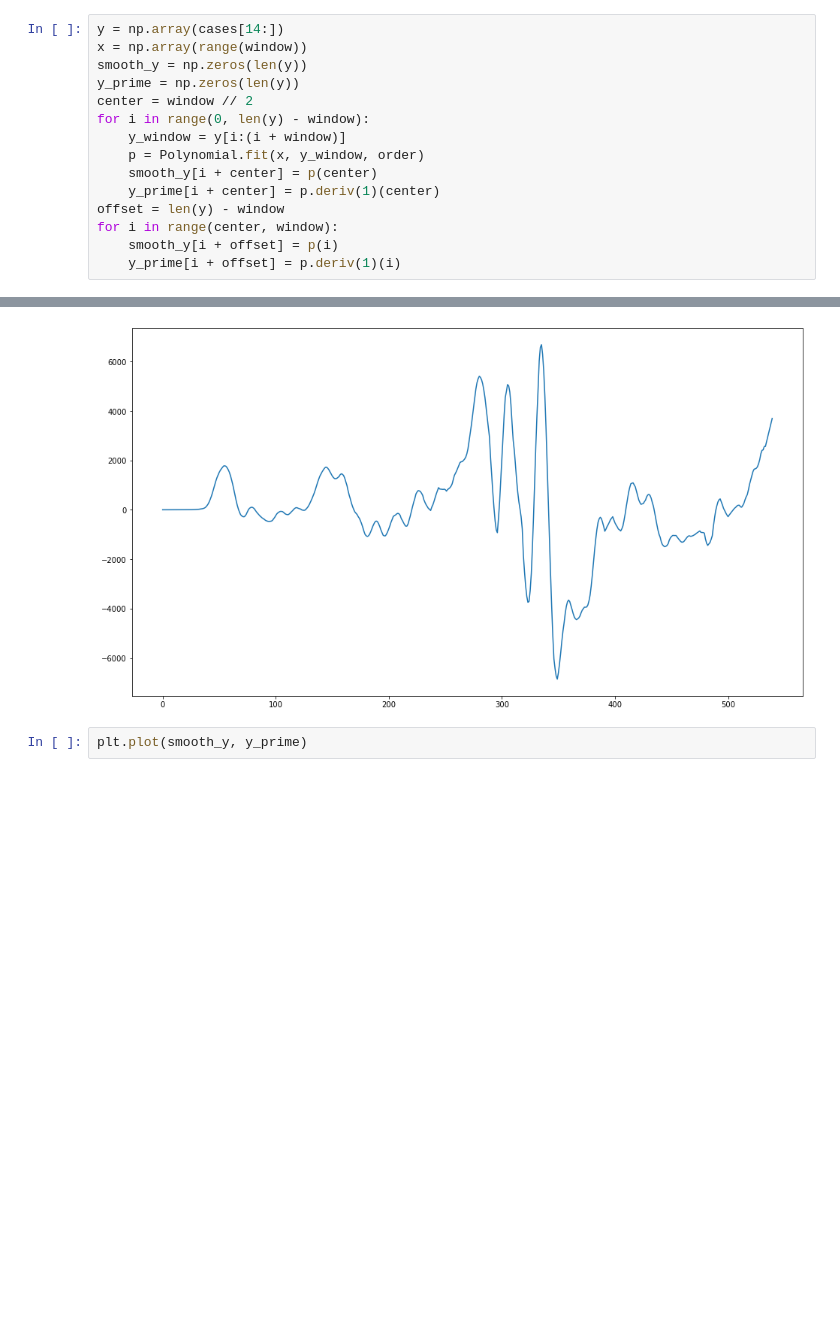
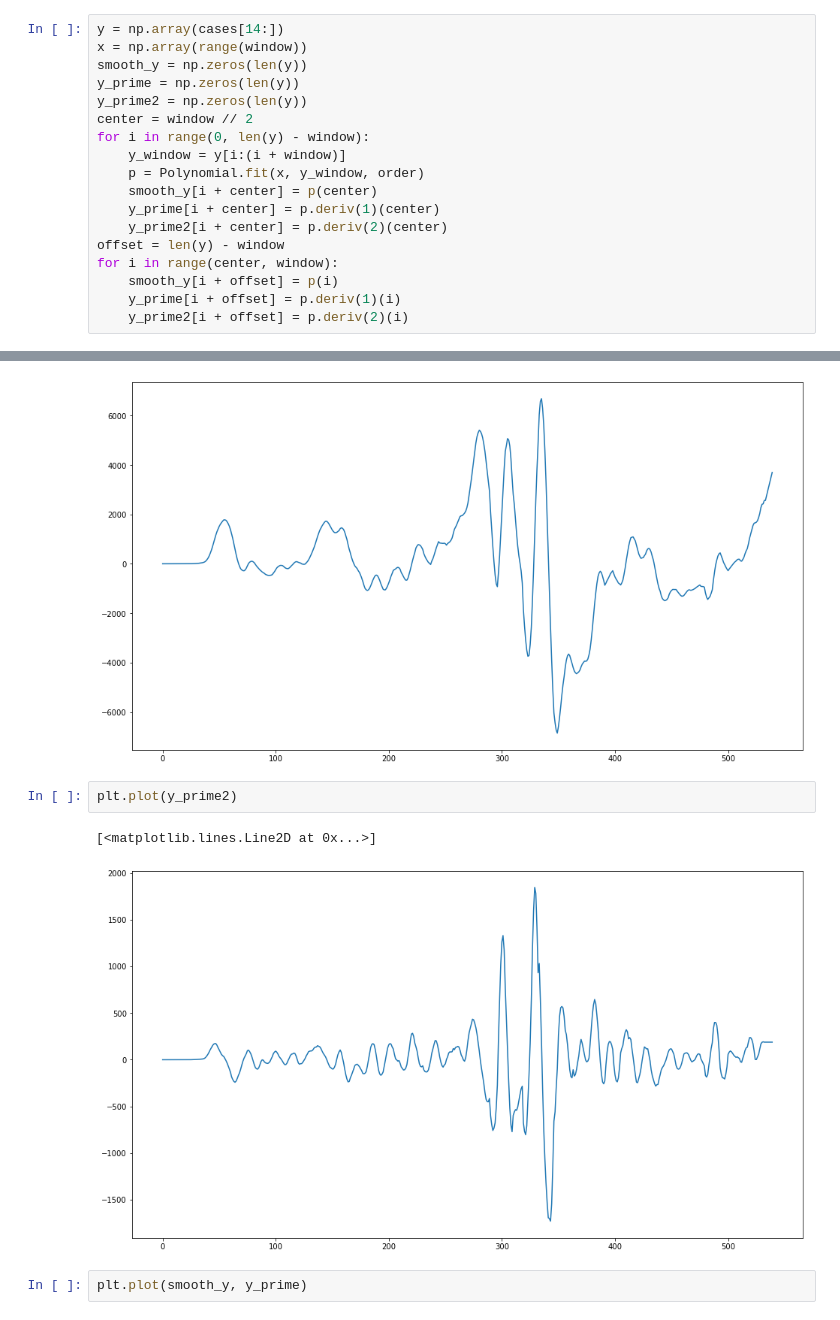
Before and after one commit to amundson/covid-model, a Jupyter notebook: smoothing.ipynb, the cells around one changed output, grey strips where cells are left out. Cells and saved outputs as stored; diff of their text form; blank space fills up the shorter version.

```diff
--- a/smoothing.ipynb
+++ b/smoothing.ipynb
@@ -28,16 +28,19 @@ y = np.array(cases[14:])
 x = np.array(range(window))
 smooth_y = np.zeros(len(y))
 y_prime = np.zeros(len(y))
+y_prime2 = np.zeros(len(y))
 center = window // 2
 for i in range(0, len(y) - window):
     y_window = y[i:(i + window)]
     p = Polynomial.fit(x, y_window, order)
     smooth_y[i + center] = p(center)
     y_prime[i + center] = p.deriv(1)(center)
+    y_prime2[i + center] = p.deriv(2)(center)
 offset = len(y) - window
 for i in range(center, window):
     smooth_y[i + offset] = p(i)
     y_prime[i + offset] = p.deriv(1)(i)
+    y_prime2[i + offset] = p.deriv(2)(i)
 # %%
 plt.plot(y)
 plt.plot(smooth_y)
@@ -50,6 +53,11 @@ plt.plot(y_prime)
 # %% [output]
 [<matplotlib.lines.Line2D at 0x...>]
 [figure]
+# %%
+plt.plot(y_prime2)
+# %% [output]
+[<matplotlib.lines.Line2D at 0x...>]
+[figure, added]
 # %%
 plt.plot(smooth_y, y_prime)
 # %% [output]
```
